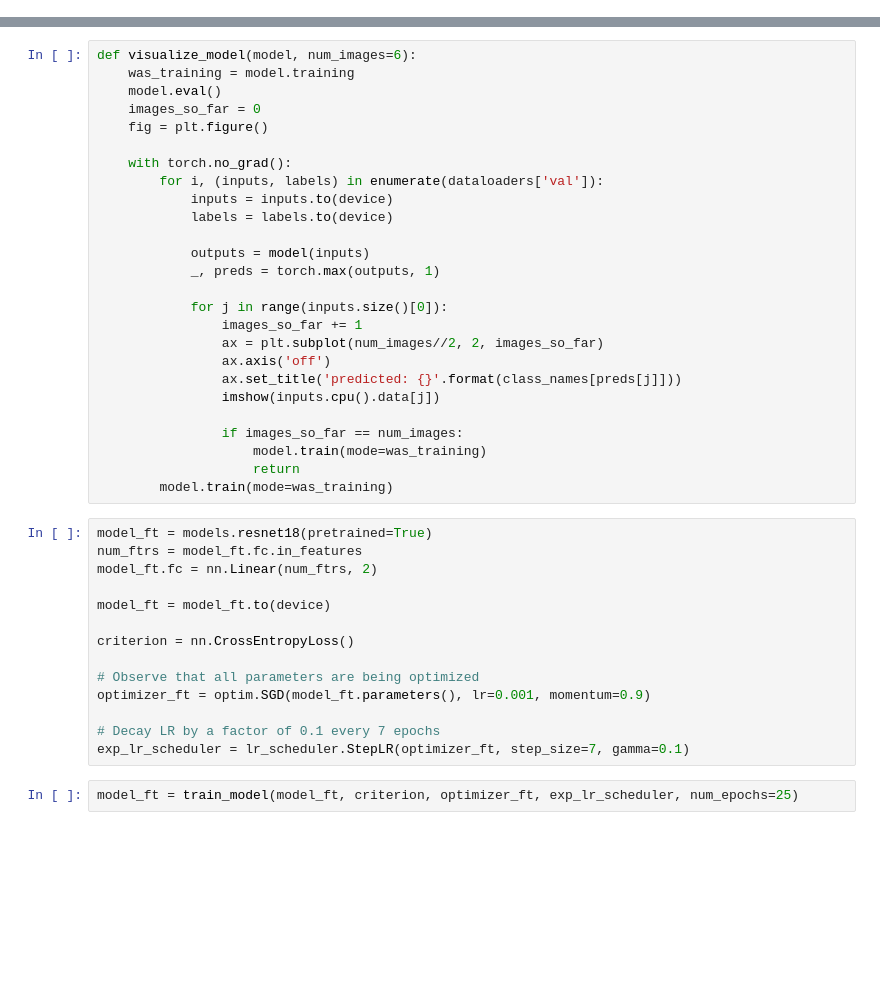
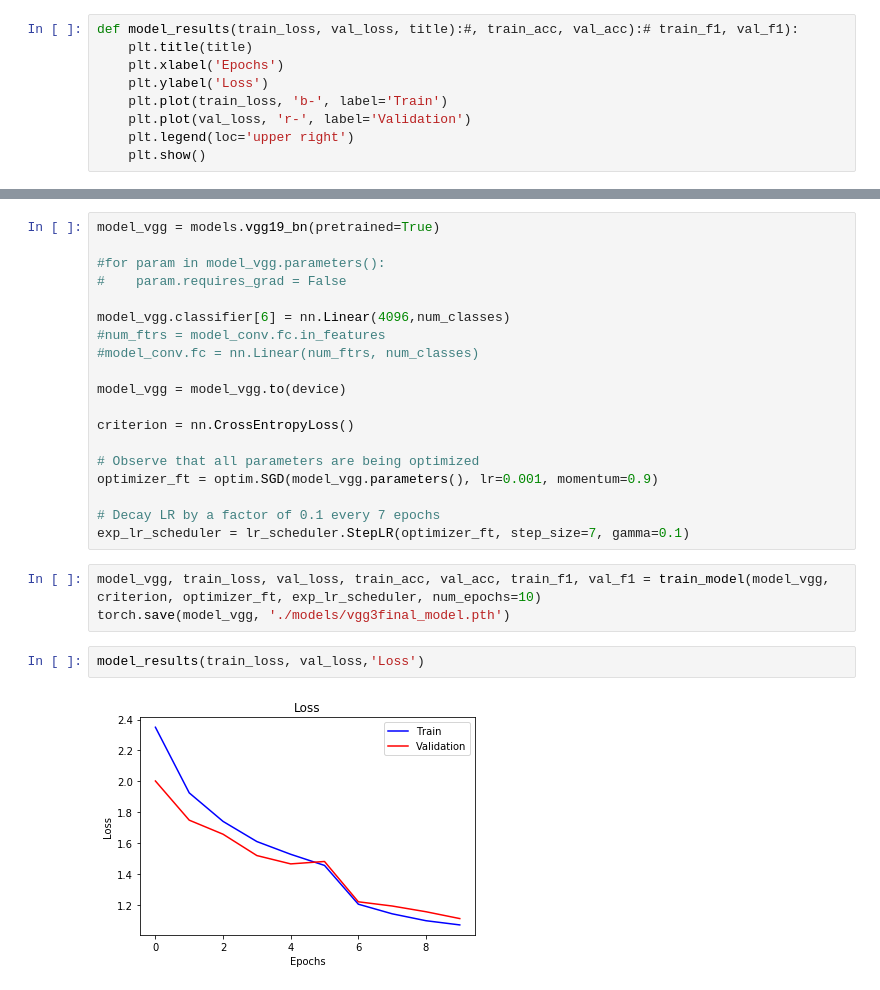
Before and after one commit to carlesgarciac/snakes-dlcv, a Jupyter notebook: main.ipynb, the cells around one changed output, grey strips where cells are left out. Cells and saved outputs as stored; diff of their text form; blank space fills up the shorter version.

```diff
--- a/main.ipynb
+++ b/main.ipynb
@@ -75,3 +58,12 @@ imshow(out, title=[class_names[x] for x in classes])
+# %%
+def model_results(train_loss, val_loss, title):#, train_acc, val_acc):# train_f1, val_f1):
+    plt.title(title)
+    plt.xlabel('Epochs')
+    plt.ylabel('Loss')
+    plt.plot(train_loss, 'b-', label='Train')
+    plt.plot(val_loss, 'r-', label='Validation')
+    plt.legend(loc='upper right')
+    plt.show()
 # %%
 def train_model(model, criterion, optimizer, scheduler, num_epochs=25):
     since = time.time()
@@ -142,42 +203,26 @@ def train_model(model, criterion, optimizer, scheduler, num_epochs=25):
-# %%
-def visualize_model(model, num_images=6):
-    was_training = model.training
-    model.eval()
-    images_so_far = 0
-    fig = plt.figure()
-
-    with torch.no_grad():
-        for i, (inputs, labels) in enumerate(dataloaders['val']):
-            inputs = inputs.to(device)
-            labels = labels.to(device)
-
-            outputs = model(inputs)
-            _, preds = torch.max(outputs, 1)
-
-            for j in range(inputs.size()[0]):
-                images_so_far += 1
-                ax = plt.subplot(num_images//2, 2, images_so_far)
-                ax.axis('off')
-                ax.set_title('predicted: {}'.format(class_names[preds[j]]))
-                imshow(inputs.cpu().data[j])
-
-                if images_so_far == num_images:
-                    model.train(mode=was_training)
-                    return
-        model.train(mode=was_training)
 # %%
-model_ft = models.resnet18(pretrained=True)
-num_ftrs = model_ft.fc.in_features
-model_ft.fc = nn.Linear(num_ftrs, 2)
+model_vgg = models.vgg19_bn(pretrained=True)
 
-model_ft = model_ft.to(device)
+#for param in model_vgg.parameters():
+#    param.requires_grad = False
+
+model_vgg.classifier[6] = nn.Linear(4096,num_classes)
+#num_ftrs = model_conv.fc.in_features
+#model_conv.fc = nn.Linear(num_ftrs, num_classes)
+
+model_vgg = model_vgg.to(device)
 
 criterion = nn.CrossEntropyLoss()
 
 # Observe that all parameters are being optimized
-optimizer_ft = optim.SGD(model_ft.parameters(), lr=0.001, momentum=0.9)
+optimizer_ft = optim.SGD(model_vgg.parameters(), lr=0.001, momentum=0.9)
 
 # Decay LR by a factor of 0.1 every 7 epochs
 exp_lr_scheduler = lr_scheduler.StepLR(optimizer_ft, step_size=7, gamma=0.1)
-# %%
-model_ft = train_model(model_ft, criterion, optimizer_ft, exp_lr_scheduler, num_epochs=25)
+# %%
+model_vgg, train_loss, val_loss, train_acc, val_acc, train_f1, val_f1 = train_model(model_vgg, criterion, optimizer_ft, exp_lr_scheduler, num_epochs=10)
+torch.save(model_vgg, './models/vgg3final_model.pth')
+# %%
+model_results(train_loss, val_loss,'Loss')
+# %% [output]
+[figure, added]
```
Also changed, not shown: parts of 12 cells of this notebook.
